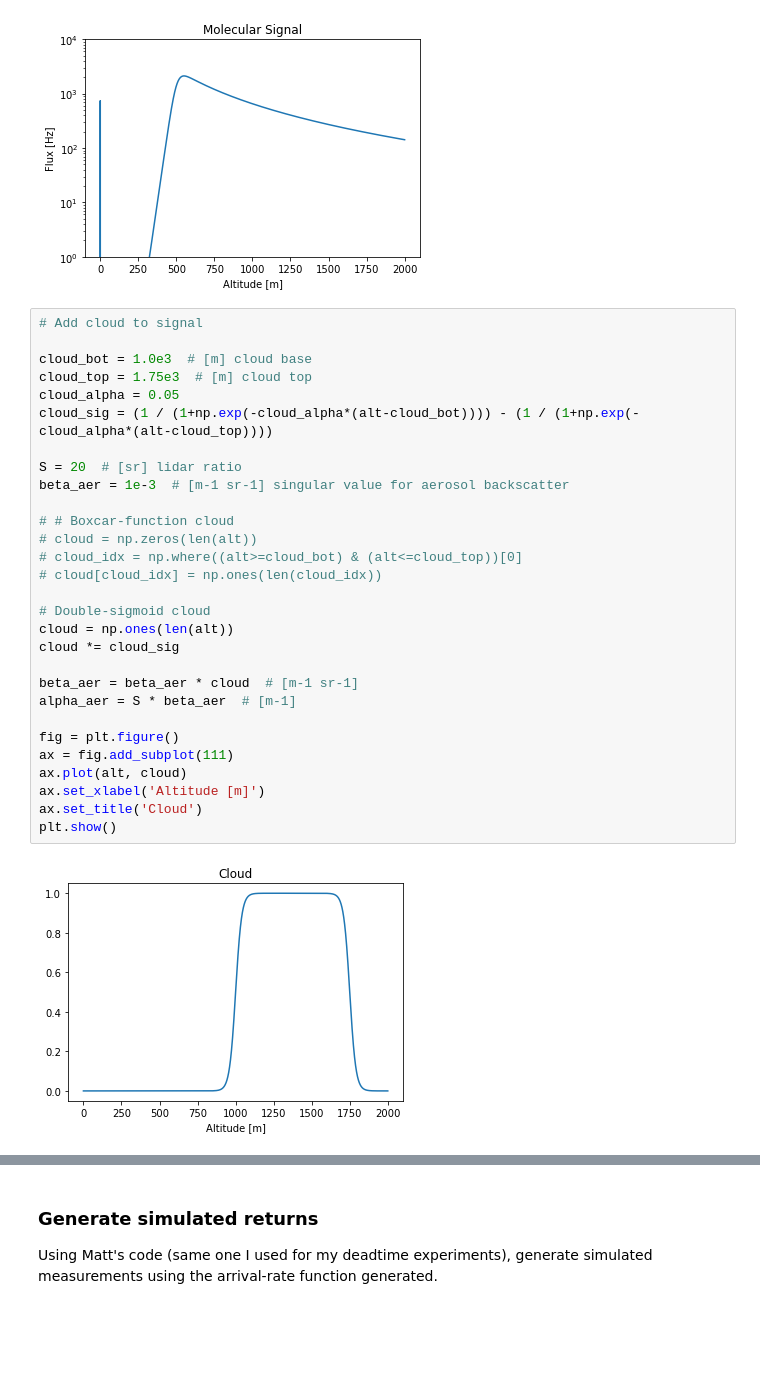
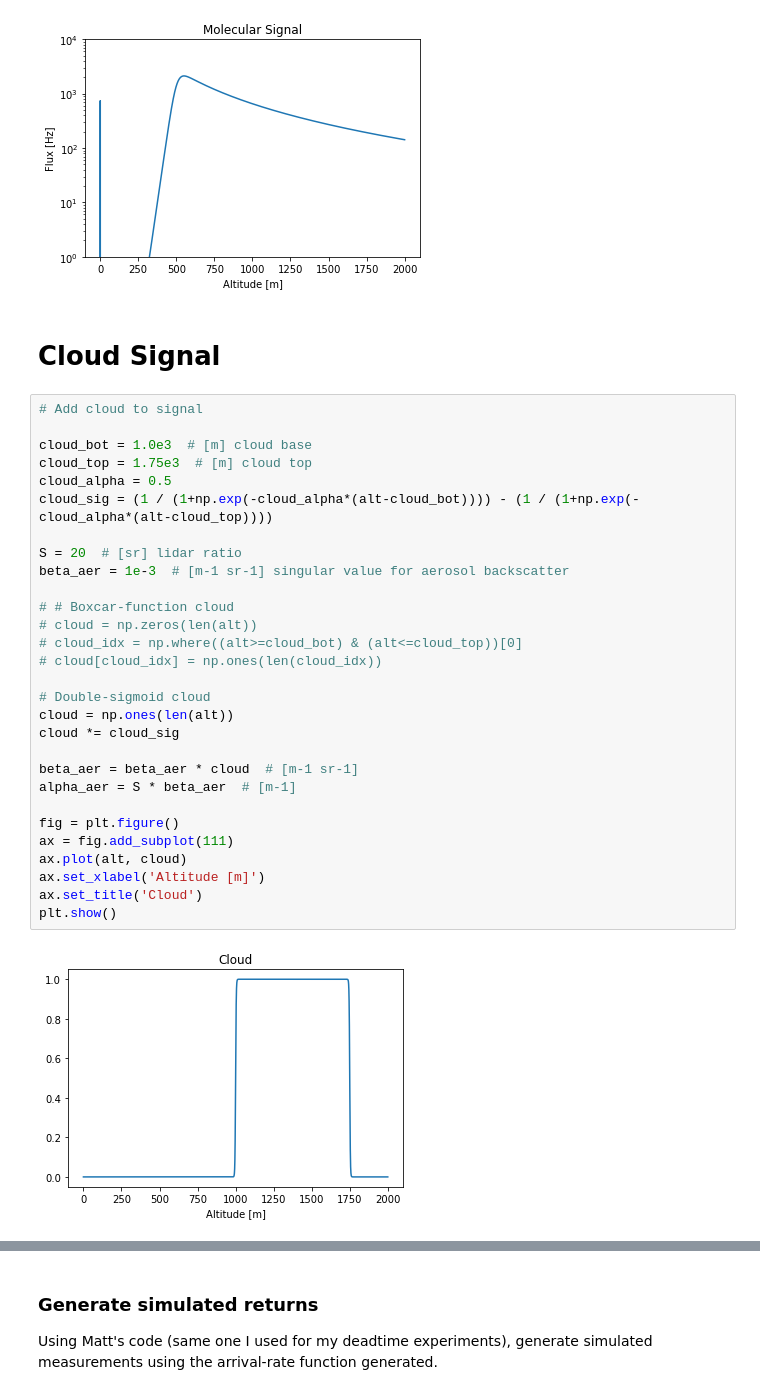
Before and after one commit to gkirchhoff32/Cloud-Measurements, a Jupyter notebook: meas_sim.ipynb, the cells around one changed output, grey strips where cells are left out. Cells and saved outputs as stored; diff of their text form; blank space fills up the shorter version.

```diff
--- a/meas_sim.ipynb
+++ b/meas_sim.ipynb
@@ -134,37 +134,39 @@ ax.set_title('Molecular Signal')
 plt.show()
 # %% [output]
 [figure]
+# %% [markdown]
+# Cloud Signal
 # %%
 # Add cloud to signal
 
 cloud_bot = 1.0e3  # [m] cloud base
 cloud_top = 1.75e3  # [m] cloud top
-cloud_alpha = 0.05
+cloud_alpha = 0.5
 cloud_sig = (1 / (1+np.exp(-cloud_alpha*(alt-cloud_bot)))) - (1 / (1+np.exp(-cloud_alpha*(alt-cloud_top))))
 
 S = 20  # [sr] lidar ratio
 beta_aer = 1e-3  # [m-1 sr-1] singular value for aerosol backscatter
 
 # # Boxcar-function cloud
 # cloud = np.zeros(len(alt))
 # cloud_idx = np.where((alt>=cloud_bot) & (alt<=cloud_top))[0]
 # cloud[cloud_idx] = np.ones(len(cloud_idx))
 
 # Double-sigmoid cloud
 cloud = np.ones(len(alt))
 cloud *= cloud_sig
 
 beta_aer = beta_aer * cloud  # [m-1 sr-1]
 alpha_aer = S * beta_aer  # [m-1]
 
 fig = plt.figure()
 ax = fig.add_subplot(111)
 ax.plot(alt, cloud)
 ax.set_xlabel('Altitude [m]')
 ax.set_title('Cloud')
 plt.show()
 # %% [output]
-[figure, old version]
+[figure, new version]
 # %%
 # Lidar equation for combined molecular and aerosol backscatter
 R = alt  # assume transmitter and receiver are at the surface
```
Also changed, not shown: parts of 6 cells of this notebook.
